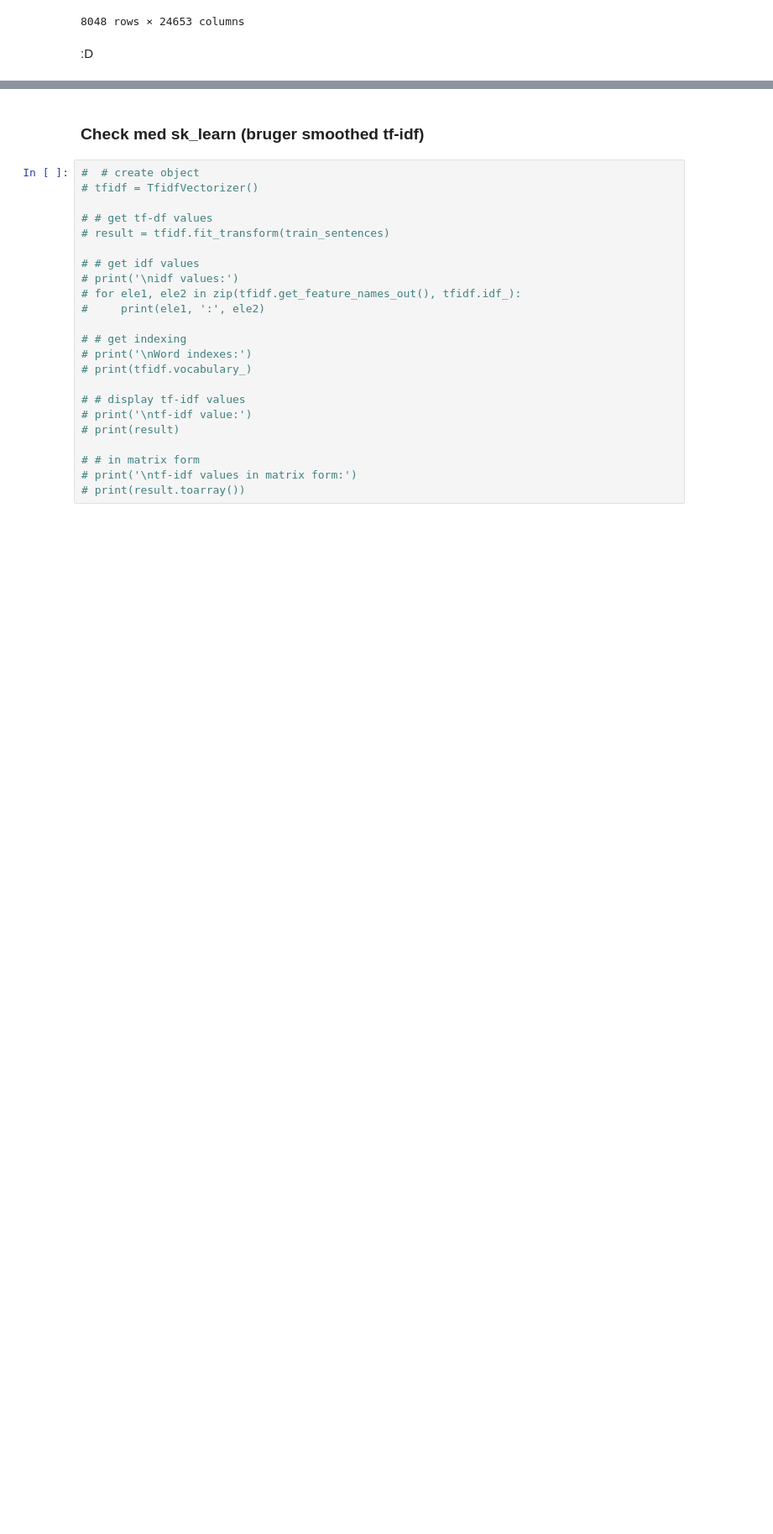
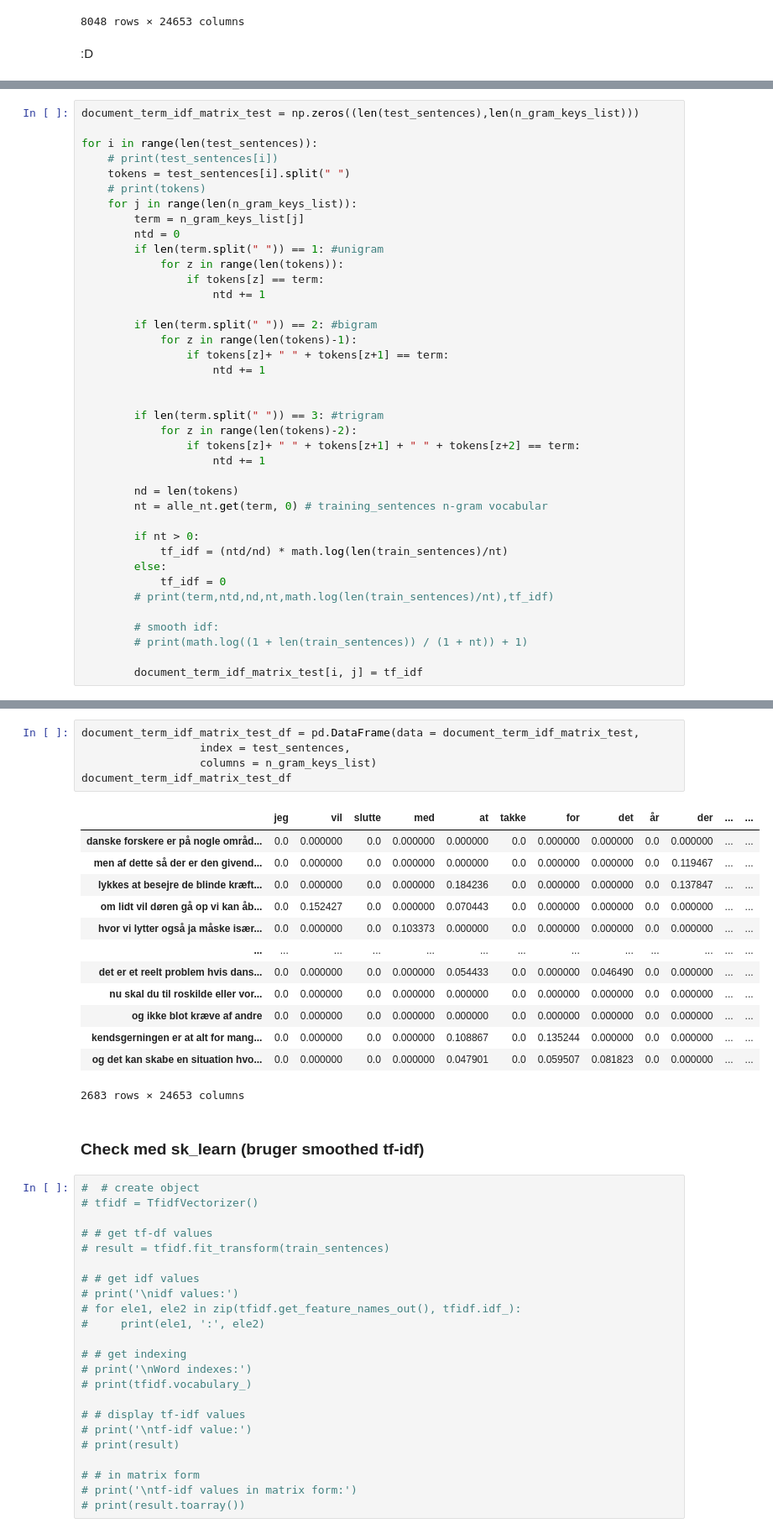
Before and after one commit to ChristianDTU/Nyt-rstaler, a Jupyter notebook: BOW_n-grams.ipynb, the cells around one changed output, grey strips where cells are left out. Shown at 84% size. Cells and saved outputs as stored; diff of their text form; blank space fills up the shorter version.

```diff
--- a/BOW_n-grams.ipynb
+++ b/BOW_n-grams.ipynb
@@ -485,0 +539,39 @@ document_term_idf_matrix_df
+# %%
+document_term_idf_matrix_test = np.zeros((len(test_sentences),len(n_gram_keys_list)))
+
+for i in range(len(test_sentences)):
+    # print(test_sentences[i])
+    tokens = test_sentences[i].split(" ")
+    # print(tokens)
+    for j in range(len(n_gram_keys_list)):
+        term = n_gram_keys_list[j]
+        ntd = 0
+        if len(term.split(" ")) == 1: #unigram
+            for z in range(len(tokens)):
+                if tokens[z] == term:
+                    ntd += 1
+
+        if len(term.split(" ")) == 2: #bigram
+            for z in range(len(tokens)-1):
+                if tokens[z]+ " " + tokens[z+1] == term:
+                    ntd += 1
+
+
+        if len(term.split(" ")) == 3: #trigram
+            for z in range(len(tokens)-2):
+                if tokens[z]+ " " + tokens[z+1] + " " + tokens[z+2] == term:
+                    ntd += 1
+
+        nd = len(tokens)
+        nt = alle_nt.get(term, 0) # training_sentences n-gram vocabular
+
+        if nt > 0:
+            tf_idf = (ntd/nd) * math.log(len(train_sentences)/nt)
+        else:
+            tf_idf = 0
+        # print(term,ntd,nd,nt,math.log(len(train_sentences)/nt),tf_idf)
+
+        # smooth idf:
+        # print(math.log((1 + len(train_sentences)) / (1 + nt)) + 1)
+
+        document_term_idf_matrix_test[i, j] = tf_idf
@@ -486,3 +581,22 @@ document_term_idf_matrix_df
+# %%
+document_term_idf_matrix_test_df = pd.DataFrame(data = document_term_idf_matrix_test,
+                  index = test_sentences,
+                  columns = n_gram_keys_list)
+document_term_idf_matrix_test_df
+# %% [output]
+|  | jeg | vil | slutte | med | at | takke | for | det | år | der | ... | ... |
+| danske forskere er på nogle områd... | 0.0 | 0.000000 | 0.0 | 0.000000 | 0.000000 | 0.0 | 0.000000 | 0.000000 | 0.0 | 0.000000 | ... | ... |
+| men af dette så der er den givend... | 0.0 | 0.000000 | 0.0 | 0.000000 | 0.000000 | 0.0 | 0.000000 | 0.000000 | 0.0 | 0.119467 | ... | ... |
+| lykkes at besejre de blinde kræft... | 0.0 | 0.000000 | 0.0 | 0.000000 | 0.184236 | 0.0 | 0.000000 | 0.000000 | 0.0 | 0.137847 | ... | ... |
+| om lidt vil døren gå op vi kan åb... | 0.0 | 0.152427 | 0.0 | 0.000000 | 0.070443 | 0.0 | 0.000000 | 0.000000 | 0.0 | 0.000000 | ... | ... |
+| hvor vi lytter også ja måske især... | 0.0 | 0.000000 | 0.0 | 0.103373 | 0.000000 | 0.0 | 0.000000 | 0.000000 | 0.0 | 0.000000 | ... | ... |
+| ... | ... | ... | ... | ... | ... | ... | ... | ... | ... | ... | ... | ... |
+| det er et reelt problem hvis dans... | 0.0 | 0.000000 | 0.0 | 0.000000 | 0.054433 | 0.0 | 0.000000 | 0.046490 | 0.0 | 0.000000 | ... | ... |
+| nu skal du til roskilde eller vor... | 0.0 | 0.000000 | 0.0 | 0.000000 | 0.000000 | 0.0 | 0.000000 | 0.000000 | 0.0 | 0.000000 | ... | ... |
+| og ikke blot kræve af andre | 0.0 | 0.000000 | 0.0 | 0.000000 | 0.000000 | 0.0 | 0.000000 | 0.000000 | 0.0 | 0.000000 | ... | ... |
+| kendsgerningen er at alt for mang... | 0.0 | 0.000000 | 0.0 | 0.000000 | 0.108867 | 0.0 | 0.135244 | 0.000000 | 0.0 | 0.000000 | ... | ... |
+| og det kan skabe en situation hvo... | 0.0 | 0.000000 | 0.0 | 0.000000 | 0.047901 | 0.0 | 0.059507 | 0.081823 | 0.0 | 0.000000 | ... | ... |
+2683 rows × 24653 columns
 # %% [markdown]
 ### Check med sk_learn (bruger smoothed tf-idf)
 # %%
```
Also changed, not shown: parts of 13 cells of this notebook, 6 other files.
